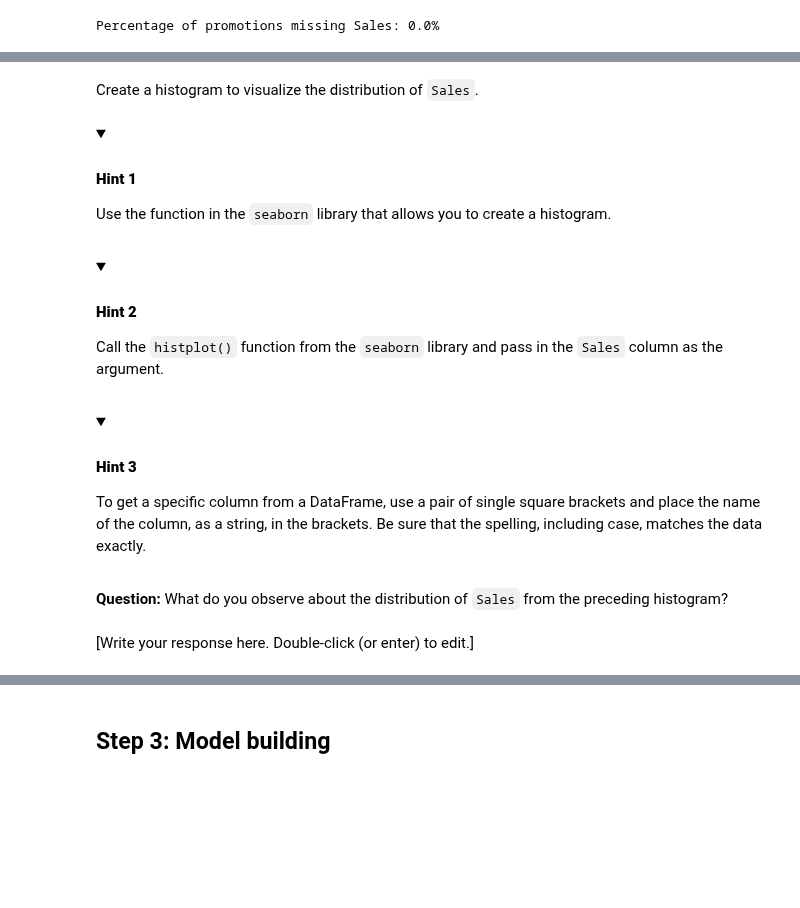
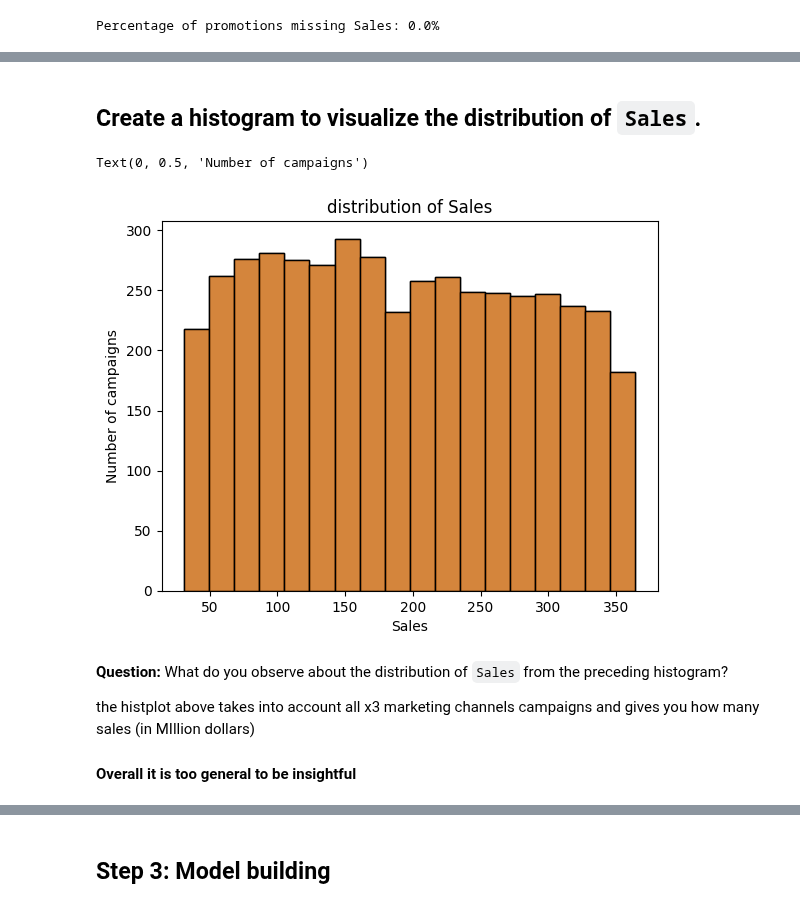
Before and after one commit to dyyland23-glitch/Marketing_Evaluate_simple_and_multiple_regression, a Jupyter notebook: Activity_Evaluate simple linear regression.ipynb, the cells around one changed output, grey strips where cells are left out. Drawn from its saved outputs; the diff is of its cells as text; code cells hidden in the pictures; folded sections open; blank space fills up the shorter version.

```diff
--- a/Activity_Evaluate simple linear regression.ipynb
+++ b/Activity_Evaluate simple linear regression.ipynb
@@ -261,2 +234,2 @@ Apply `dropna()` to `data` and use the `subset` and `axis` arguments to drop row
 # %% [markdown]
-Create a histogram to visualize the distribution of `Sales`.
+## Create a histogram to visualize the distribution of `Sales`.
@@ -269,25 +236,24 @@ Create a histogram to visualize the distribution of `Sales`.
-# %% [markdown]
-<details>
-<summary><h4><strong>Hint 1</strong></h4></summary>
-
-Use the function in the `seaborn` library that allows you to create a histogram.
-
-</details>
-# %% [markdown]
-<details>
-<summary><h4><strong>Hint 2</strong></h4></summary>
-
-Call the `histplot()` function from the `seaborn` library and pass in the `Sales` column as the argument.
-
-</details>
-# %% [markdown]
-<details>
-<summary><h4><strong>Hint 3</strong></h4></summary>
-
-To get a specific column from a DataFrame, use a pair of single square brackets and place the name of the column, as a string, in the brackets. Be sure that the spelling, including case, matches the data exactly.
-
-</details>
+# %%
+# Create a histogram of the Sales.
+
+
+from seaborn import histplot
+
+histplot(data["Sales"])
+
+
+# Add a title
+fig=sns.histplot(data["Sales"])
+
+fig.set_title("distribution of Sales")
+fig.set_ylabel("Number of campaigns")
+# %% [output]
+Text(0, 0.5, 'Number of campaigns')
+[figure, added]
 # %% [markdown]
 **Question:** What do you observe about the distribution of `Sales` from the preceding histogram?
+
+
+the histplot above takes into account all x3 marketing channels campaigns
+and gives you how many sales (in MIllion dollars)
+#### Overall it is too general to be insightful
-# %% [markdown]
-[Write your response here. Double-click (or enter) to edit.]
```
Also changed, not shown: parts of 37 cells of this notebook.
